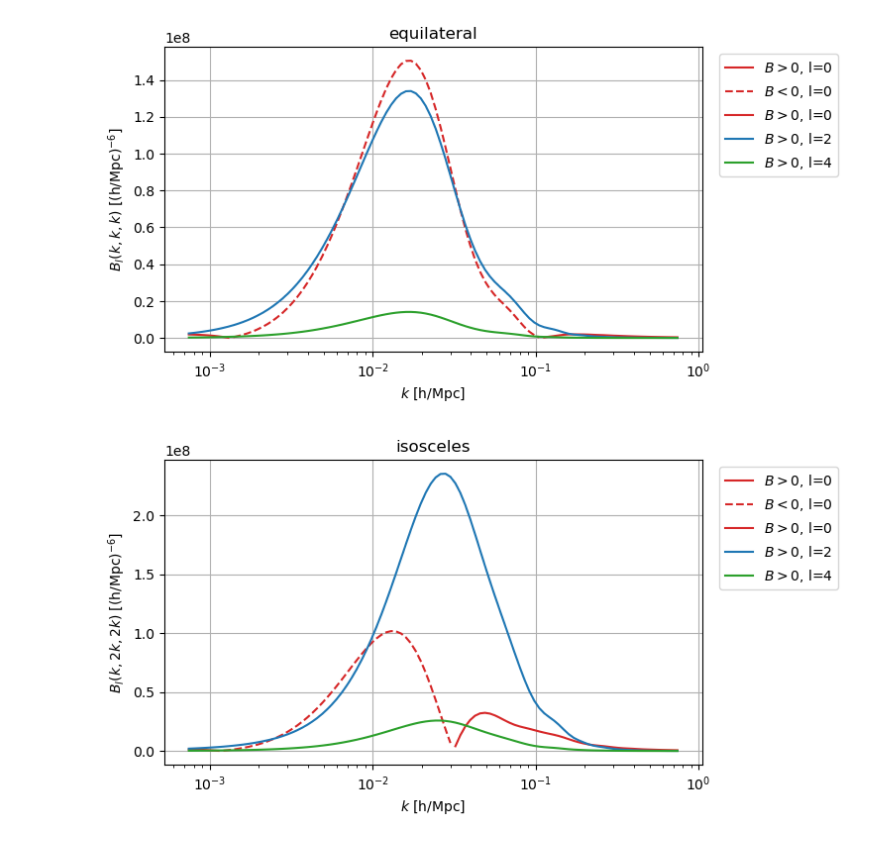
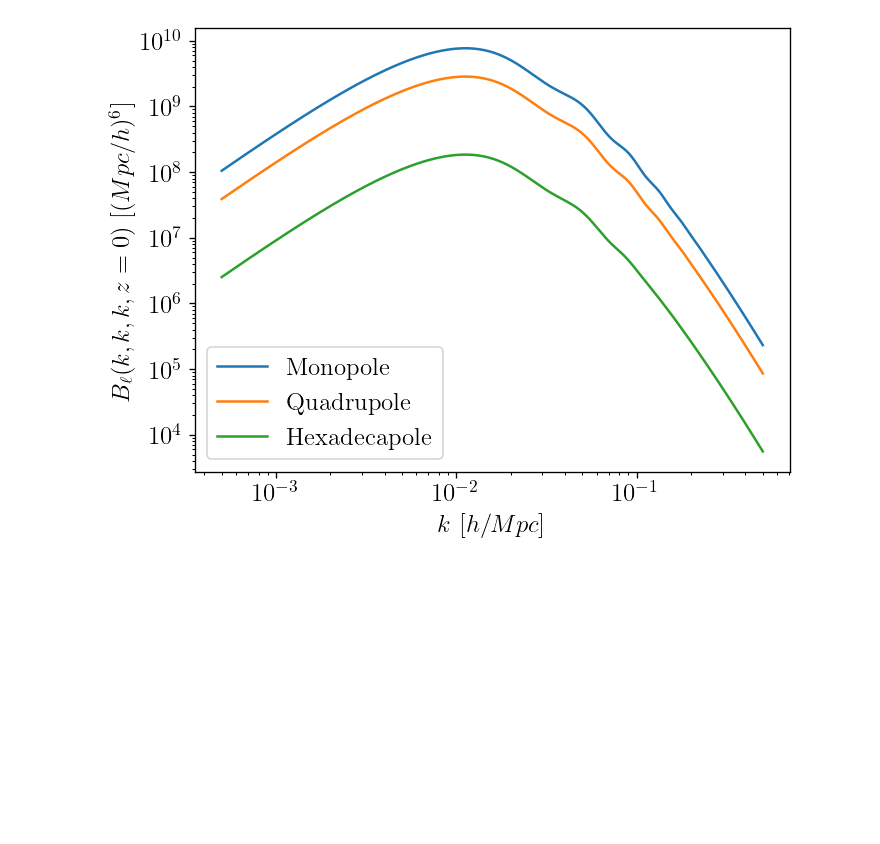
Before and after one commit to Fynn1410/class-bispectrum-png, a Jupyter notebook: notebooks/bispectrum_treelevel_multipoles.ipynb, the cells around one changed output. Saved outputs shown, nothing was run; the diff lists cells and outputs as text; code cells hidden in the pictures; blank space fills up the shorter version.

Commit message:
galaxy tree level bispectrum multipoles with IR-resum compared to CosmoSIS-gClust with 0.1% deviation due to IR-resum

```diff
--- a/notebooks/bispectrum_treelevel_multipoles.ipynb
+++ b/notebooks/bispectrum_treelevel_multipoles.ipynb
@@ -45,25 +40,22 @@ def plot_segments(x, y, color, legend):
 # %%
 # Don't use IR resummed powerspectra (yet)
-use_IR_resum = 0
-
-h = LambdaCDM.h()                                   # get reduced Hubble for conversions to 1/Mpc
+use_IR_resum = 1
 
 # galaxy bias:
-b1, b2, bG2 = 1.5, -1., 0.35
+b1, b2, bG2 = 1.5, -1., -0.35
+d1, d2, d3 = 0., 0., 0.# 1., 0.5, 1.    # to match Dennis' noise contribution: https://arxiv.org/pdf/2204.15628 eq. 2.20
 
 # noise bias:
-n_bar = 0.000779126064152255
-d1, d2, P_eps = 1., b1/2., 1./n_bar # to match Dennis' noise contribution: https://arxiv.org/pdf/2204.13628 eq. 2.20
-# d1, d2, P_eps = 1., 1., 1e3
+n_bar = 0.000779126064152255*h**3  # Unit conversion since Dennis uses
+P_eps = 1./n_bar
+
 
 # size of k and z arrays
-k_size      = 100
+k_size      = 1000
 z_size      = 1
 
-
-k_min, k_max = 0.0005, 0.5
+k_min, k_max = 5e-4, 0.5
 z_min, z_max = 0.95, 1.
 
 k = np.logspace(np.log10(k_min), np.log10(k_max), k_size)
-#k = np.logspace(np.log1, -1, k_size)
 z = np.linspace(z_min, z_max, z_size)
@@ -70,33 +116,29 @@ z = np.linspace(z_min, z_max, z_size)
 # %%
 triangle_types = ["equi", "iso", "squeezed"]        # 3 types of triangle configs that we are interest in
 
 # multipole l
 l_s = [0, 2, 4]
+labels = ["Monopole", "Quadrupole", "Hexadecapole"]
+colors = ["tab:red", "tab:blue", "tab:green"]
+ls = ["solid", "dashed", "dotted"]
 
-colors = ["tab:red", "tab:blue", "tab:green"]
 
-for type in triangle_types:
-    plt.figure(figsize=(7, 4))
-    for l_idx, l in enumerate(l_s):
-        Bk_l = LambdaCDM.get_bk_lin_multipoles_configs(use_IR_resum, b1, b2, bG2, d1, d2, P_eps, type, k, l, z, k_size, z_size)
-        Bk_l_1D = Bk_l[:,0]
-        plot_segments(k/h, Bk_l_1D*h**6, colors[l_idx], f"l={l}")
-    plt.xscale("log")
-    #plt.yscale("log")
-    plt.xlabel("$k$ [h/Mpc]")
-    if type == "equi":
-        plt.title("equilateral")
-        plt.ylabel("$B_l(k, k, k)$ [(h/Mpc)$^{-6}]$")
-    elif type == "iso":
-        plt.title("isosceles")
-        plt.ylabel("$B_l(k, 2k, 2k)$ [(h/Mpc)$^{-6}]$")
-    elif type == "squeezed":
-        plt.title("squeezed")
-        plt.ylabel("$B_l(k, k, dk)$ [(h/Mpc)$^{-6}], dk/k=0.1$")
-    plt.grid()
-    plt.legend(loc="upper left", bbox_to_anchor=(1.02, 1))  # Moves legend outside
-    plt.savefig(f"Bispectrum_{type}", bbox_inches="tight")
-    plt.show()
+#fig, ax = plt.subplots(3, 1, figsize=(7, 12), sharex=True, gridspec_kw={'height_ratios': [1, 1, 1], 'hspace': 0})
+
+
+dx = 0.02
+idx = 0
+use_labels= True
+
+for idx, l in enumerate(l_s):
+    Bk_l = LambdaCDM.get_bk_lin_multipoles_configs(use_IR_resum, b1, b2, bG2, d1, d2, d3, P_eps, "equi", k, l, z, k_size, z_size)
+    Bk_l_1D = Bk_l[:, 0]
+    plt.plot(k, Bk_l_1D, label=labels[idx])
+plt.xscale("log")
+plt.yscale("log")
+plt.ylabel(r"$B_\ell(k, k, k, z=0)$ $[(Mpc/h)^6]$")
+plt.xlabel(r"$k$ $[h/Mpc]$")
+plt.legend()
+plt.savefig("bispectrum_single_showcase.pdf", bbox_inches='tight')
 # %% [output]
-[figure, old version]
+[figure, new version]
-[figure, removed]
```
Also changed, not shown: parts of 12 cells of this notebook, 8 other files.
